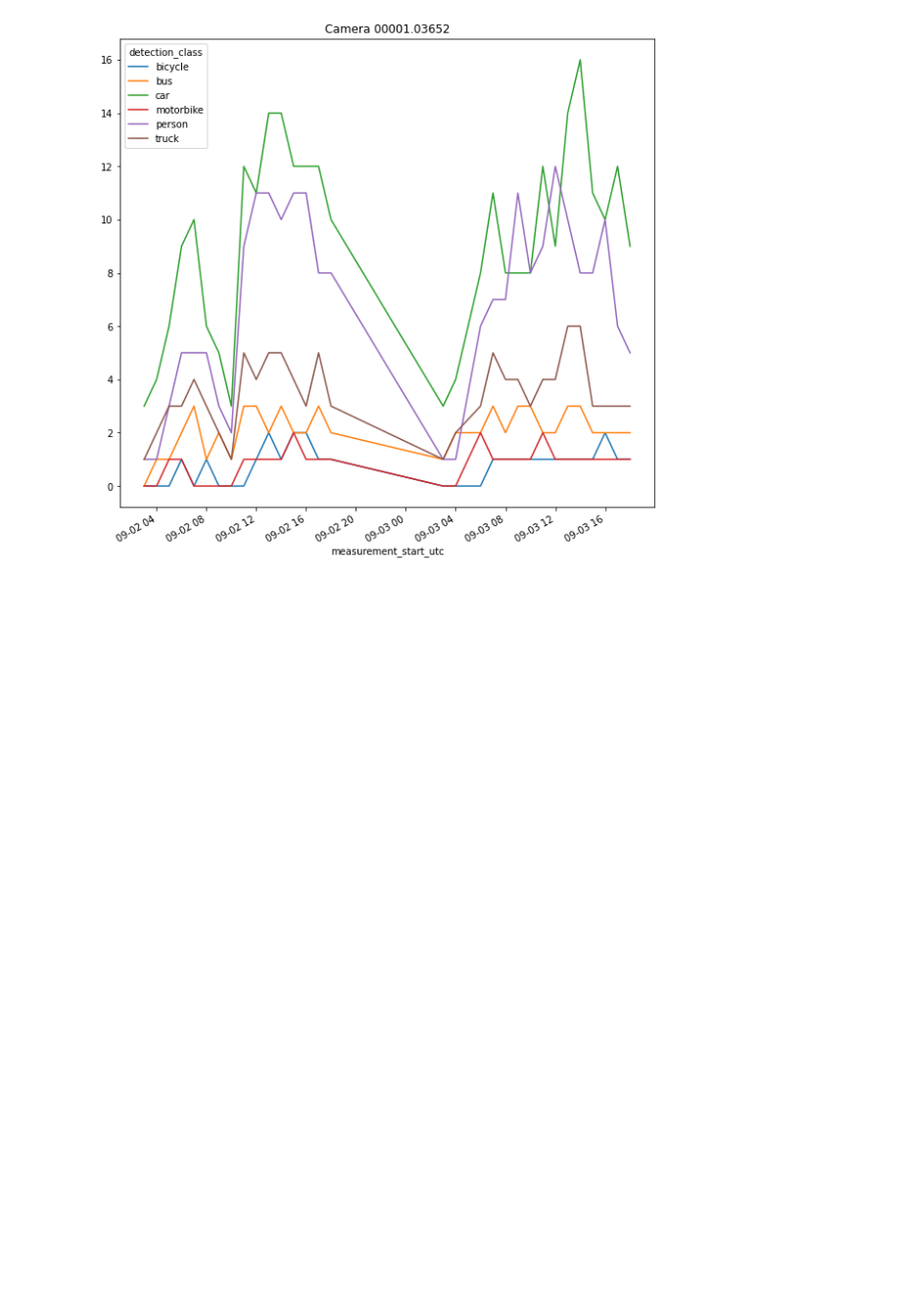
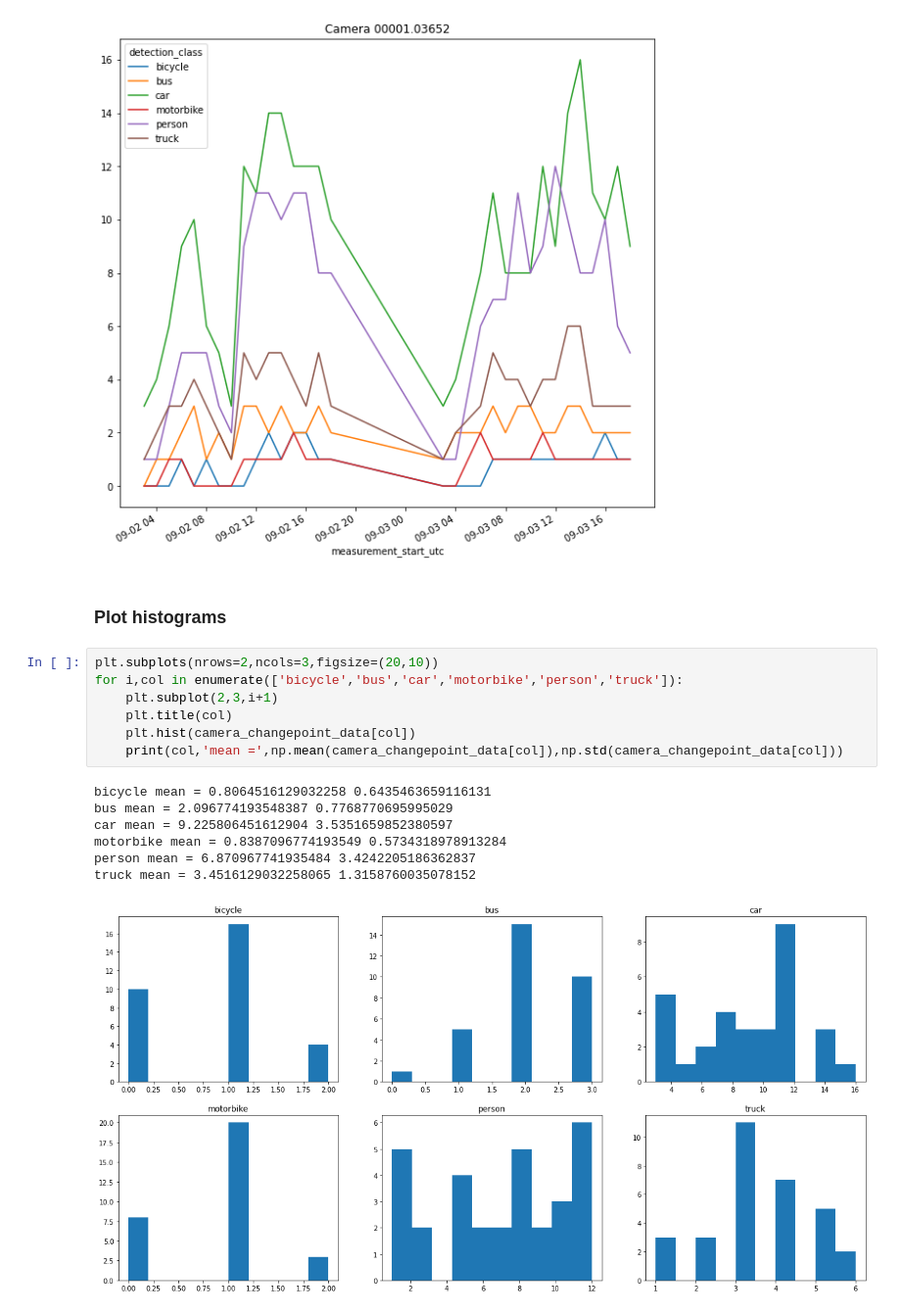
Before and after one commit to YannisZa/probabilistic_traffic_flow_modelling, a Jupyter notebook: notebooks/turing_camera_counts_data_exploration.ipynb, the cells around one changed output. Shown at 98% size. Cells and saved outputs as stored; diff of their text form; blank space fills up the shorter version.

```diff
--- a/notebooks/exploratory_data_analysis.ipynb
+++ b/notebooks/turing_camera_counts_data_exploration.ipynb
@@ -61,3 +58,20 @@ camera_data.pivot(index='measurement_start_utc', columns='detection_class', valu
 # %% [output]
 <AxesSubplot:title={'center':'Camera 00001.03652'}, xlabel='measurement_start_utc'>
 [figure]
+# %% [markdown]
+### Plot histograms
+# %%
+plt.subplots(nrows=2,ncols=3,figsize=(20,10))
+for i,col in enumerate(['bicycle','bus','car','motorbike','person','truck']):
+    plt.subplot(2,3,i+1)
+    plt.title(col)
+    plt.hist(camera_changepoint_data[col])
+    print(col,'mean =',np.mean(camera_changepoint_data[col]),np.std(camera_changepoint_data[col]))
+# %% [output]
+bicycle mean = 0.8064516129032258 0.6435463659116131
+bus mean = 2.096774193548387 0.7768770695995029
+car mean = 9.225806451612904 3.5351659852380597
+motorbike mean = 0.8387096774193549 0.5734318978913284
+person mean = 6.870967741935484 3.4242205186362837
+truck mean = 3.4516129032258065 1.3158760035078152
+[figure, added]
```
Also changed, not shown: parts of 9 cells of this notebook, 8 other files.
